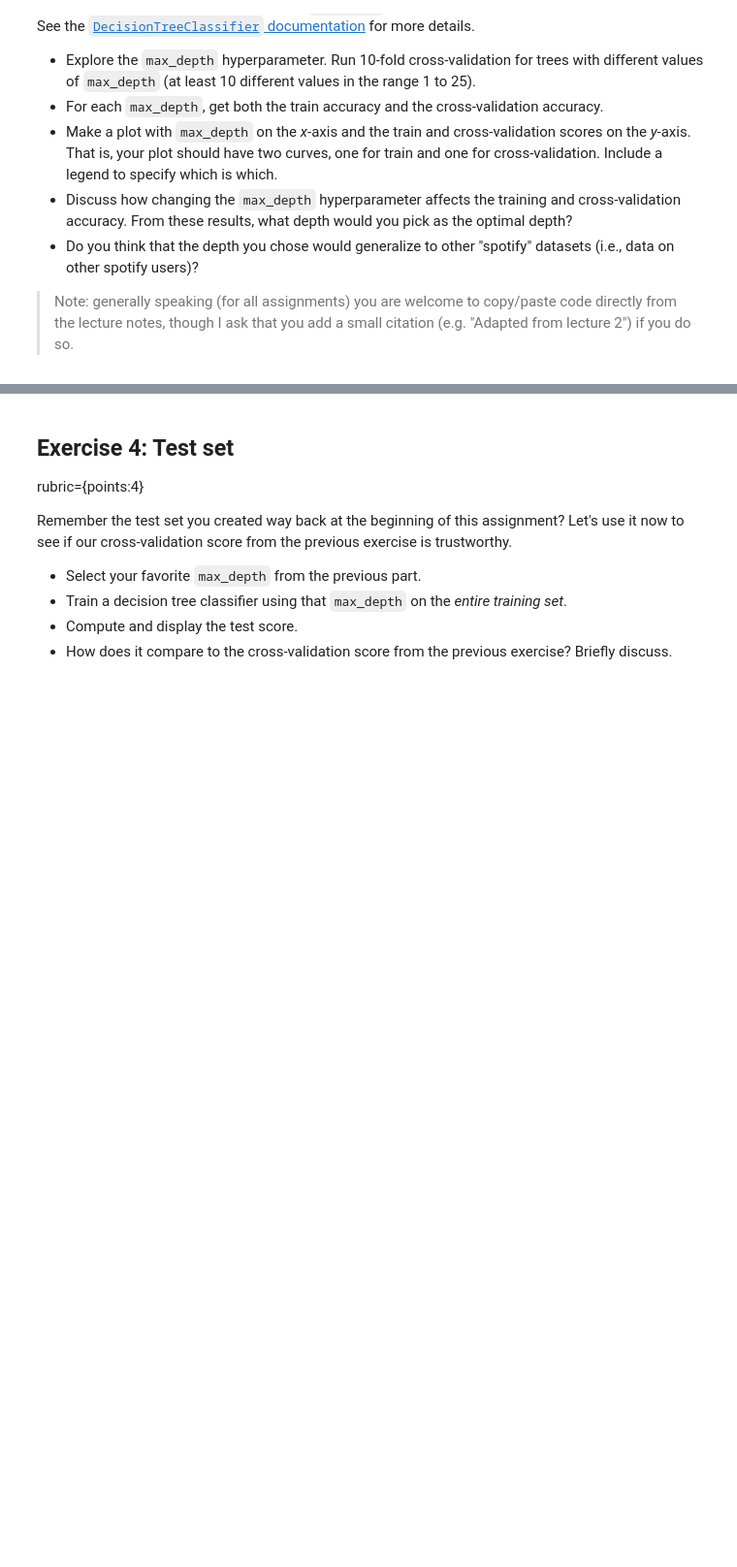
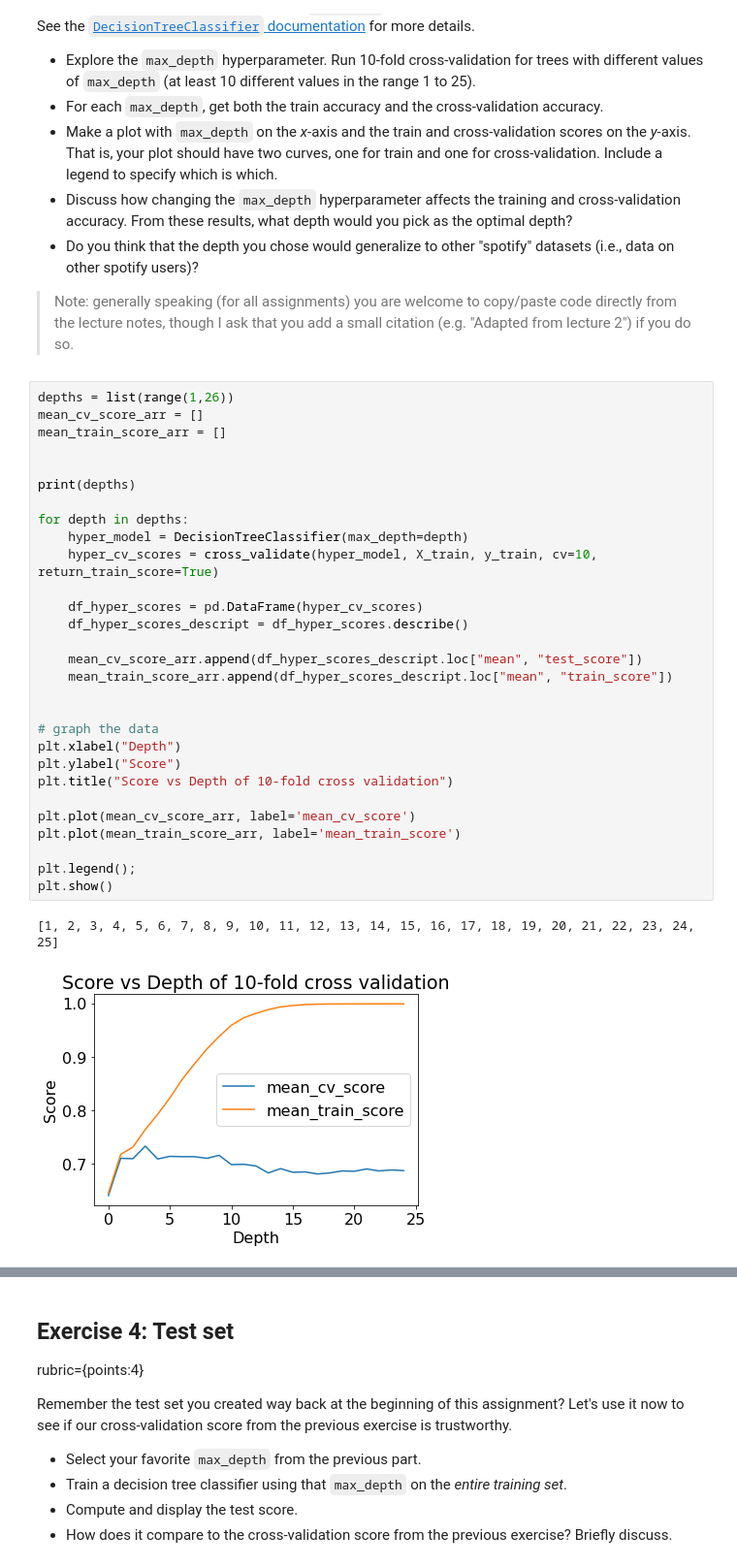
Before and after one commit to SilentM/cpsc330-2021W2, a Jupyter notebook: hw/hw2/hw2.ipynb, the cells around one changed output, grey strips where cells are left out. Shown at 97% size. Cells and saved outputs as stored; diff of their text form; blank space fills up the shorter version.

```diff
--- a/hw/hw2/hw2.ipynb
+++ b/hw/hw2/hw2.ipynb
@@ -330,3 +330,35 @@ In this exercise, you'll experiment with the `max_depth` hyperparameter of the d
 - Do you think that the depth you chose would generalize to other "spotify" datasets (i.e., data on other spotify users)?
 
 > Note: generally speaking (for all assignments) you are welcome to copy/paste code directly from the lecture notes, though I ask that you add a small citation (e.g. "Adapted from lecture 2") if you do so.
+# %%
+depths = list(range(1,26))
+mean_cv_score_arr = []
+mean_train_score_arr = []
+
+
+print(depths)
+
+for depth in depths:
+    hyper_model = DecisionTreeClassifier(max_depth=depth)
+    hyper_cv_scores = cross_validate(hyper_model, X_train, y_train, cv=10, return_train_score=True)
+
+    df_hyper_scores = pd.DataFrame(hyper_cv_scores)
+    df_hyper_scores_descript = df_hyper_scores.describe()
+
+    mean_cv_score_arr.append(df_hyper_scores_descript.loc["mean", "test_score"])
+    mean_train_score_arr.append(df_hyper_scores_descript.loc["mean", "train_score"])
+
+
+# graph the data
+plt.xlabel("Depth")
+plt.ylabel("Score")
+plt.title("Score vs Depth of 10-fold cross validation")
+
+plt.plot(mean_cv_score_arr, label='mean_cv_score')
+plt.plot(mean_train_score_arr, label='mean_train_score')
+
+plt.legend();
+plt.show()
+# %% [output]
+[1, 2, 3, 4, 5, 6, 7, 8, 9, 10, 11, 12, 13, 14, 15, 16, 17, 18, 19, 20, 21, 22, 23, 24, 25]
+[figure, added]
```
Also changed, not shown: parts of 5 cells of this notebook.
